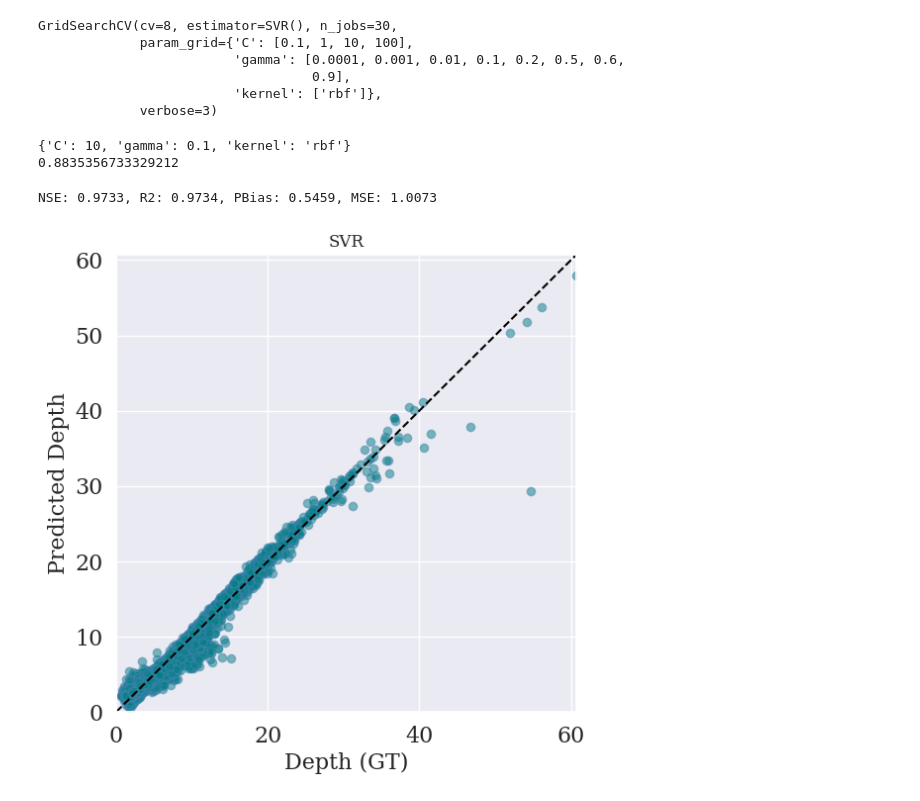
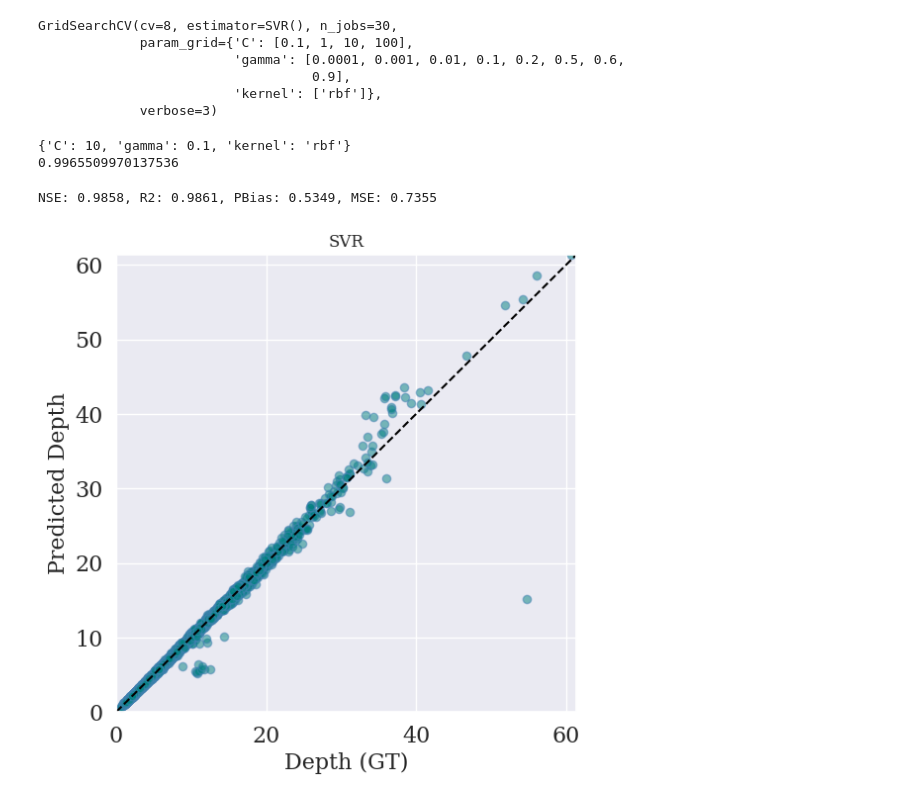
Before and after one commit to smhassanerfani/si2022, a Jupyter notebook: tauraat/svr.ipynb, the cells around one changed output. Drawn from its saved outputs; the diff is of its cells as text; code cells hidden in the pictures.

```diff
--- a/tauraat/svr.ipynb
+++ b/tauraat/svr.ipynb
@@ -22,8 +22,11 @@ X_test = test.drop(columns=['site_no', 'mean_depth_va'])
 y_train = train[['mean_depth_va']]
 y_test = test[['mean_depth_va']]
 # %%
-# log_train = np.log10(train.drop(columns=['site_no']).to_numpy())
-# log_test = np.log10(test.drop(columns=['site_no']).to_numpy())
+X_train['drain_area_va'] = np.log10(X_train['drain_area_va'])
+X_train['q_va'] = np.log10(X_train['q_va'])
+X_train['stream_wdth_va'] = np.log10(X_train['stream_wdth_va'])
+X_train['xsec_area_va'] = np.log10(X_train['xsec_area_va'])
+y_train= np.log10(y_train)
 
 X_scaler = StandardScaler()
 X_train = X_scaler.fit_transform(X_train).astype('float32')
@@ -31,6 +34,11 @@ X_train = X_scaler.fit_transform(X_train).astype('float32')
 y_scaler = StandardScaler()
 y_train = y_scaler.fit_transform(np.array(y_train).reshape(-1, 1)).astype('float32').ravel()
 
+X_test['drain_area_va'] = np.log10(X_test['drain_area_va'])
+X_test['q_va'] = np.log10(X_test['q_va'])
+X_test['stream_wdth_va'] = np.log10(X_test['stream_wdth_va'])
+X_test['xsec_area_va'] = np.log10(X_test['xsec_area_va'])
+
 X_test = X_scaler.transform(X_test).astype('float32')
 # %%
 ## Model
@@ -54,7 +62,7 @@ print(svr_grid.best_params_)
 print(svr_grid.best_score_)
 # %% [output]
 {'C': 10, 'gamma': 0.1, 'kernel': 'rbf'}
-0.8835356733329212
+0.9965509970137536
 # %%
 import pickle
 
@@ -68,10 +76,11 @@ with open('./data/ml_weights/svr_best_model', "rb") as fp:
 # %%
 y_pred = svr_grid.predict(X_test)
 y_pred = y_scaler.inverse_transform(y_pred.reshape(-1, 1)).ravel()
+y_pred = 10 ** y_pred
 scatter_plot(y_test, y_pred, model_name='SVR')
 # %% [output]
-NSE: 0.9733, R2: 0.9734, PBias: 0.5459, MSE: 1.0073
+NSE: 0.9858, R2: 0.9861, PBias: 0.5349, MSE: 0.7355
-[figure, old version]
+[figure, new version]
 # %%
 from sklearn.inspection import permutation_importance
 import time
```
Also changed, not shown: parts of 2 cells of this notebook.
